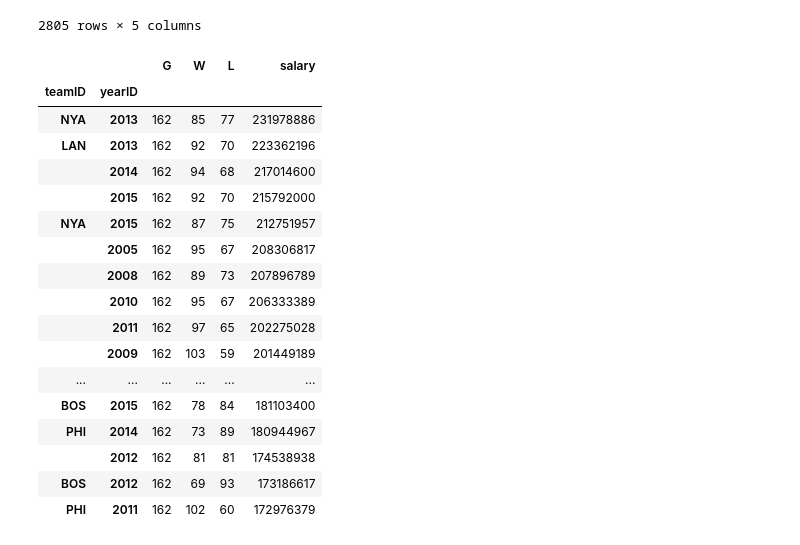
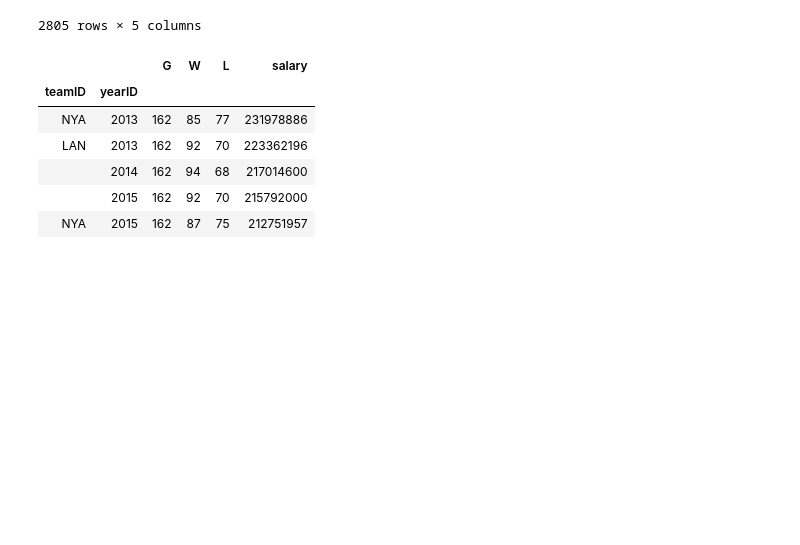
Before and after one commit to mgood13/data_analytics_project1, a Jupyter notebook: Salaries_versus_teamWins.ipynb, the cells around one changed output. Cells and saved outputs as stored; diff of their text form; code cells hidden in the pictures; blank space fills up the shorter version.

```diff
--- a/Salaries_versus_teamWins.ipynb
+++ b/Salaries_versus_teamWins.ipynb
@@ -11,7 +11,7 @@ import json
 from scipy.stats import linregress
 # %%
 #create dataframe with team information
-teams_filename = '/Users/kimkockenmeister/Desktop/Bootcamp/project1/data_analytics_project1/Data/Teams.csv'
+teams_filename = './Data/Teams.csv'
 teams_df = pd.read_csv(teams_filename)
 teams_df.head()
 # %% [output]
@@ -24,7 +24,7 @@ teams_df.head()
 5 rows × 48 columns
 # %%
 #create salaries dataframe
-salaries_filename='/Users/kimkockenmeister/Desktop/Bootcamp/project1/data_analytics_project1/Data/Salaries.csv'
+salaries_filename='./Data/Salaries.csv'
 salaries_df = pd.read_csv(salaries_filename)
 salaries_df
 # %% [output]
@@ -106,26 +106,15 @@ final_df=final_df.sort_values('salary',ascending=False)
 # %%
 #find team with biggest spent salary
 small_df=final_df.head(20)
-small_df
+small_df.head()
 # %% [output]
 |  |  | G | W | L | salary |
 | teamID | yearID |  |  |  |  |
 | NYA | 2013 | 162 | 85 | 77 | 231978886 |
 | LAN | 2013 | 162 | 92 | 70 | 223362196 |
 |  | 2014 | 162 | 94 | 68 | 217014600 |
 |  | 2015 | 162 | 92 | 70 | 215792000 |
 | NYA | 2015 | 162 | 87 | 75 | 212751957 |
-|  | 2005 | 162 | 95 | 67 | 208306817 |
-|  | 2008 | 162 | 89 | 73 | 207896789 |
-|  | 2010 | 162 | 95 | 67 | 206333389 |
-|  | 2011 | 162 | 97 | 65 | 202275028 |
-|  | 2009 | 162 | 103 | 59 | 201449189 |
-| ... | ... | ... | ... | ... | ... |
-| BOS | 2015 | 162 | 78 | 84 | 181103400 |
-| PHI | 2014 | 162 | 73 | 89 | 180944967 |
-|  | 2012 | 162 | 81 | 81 | 174538938 |
-| BOS | 2012 | 162 | 69 | 93 | 173186617 |
-| PHI | 2011 | 162 | 102 | 60 | 172976379 |
 # %%
 #now that we know the year of the biggest spent salary find the other teams and their records
 twenty_thirteen_df=teams_df.loc[teams_df['yearID']==2013,:]
```
Also changed, not shown: parts of 4 cells of this notebook.
